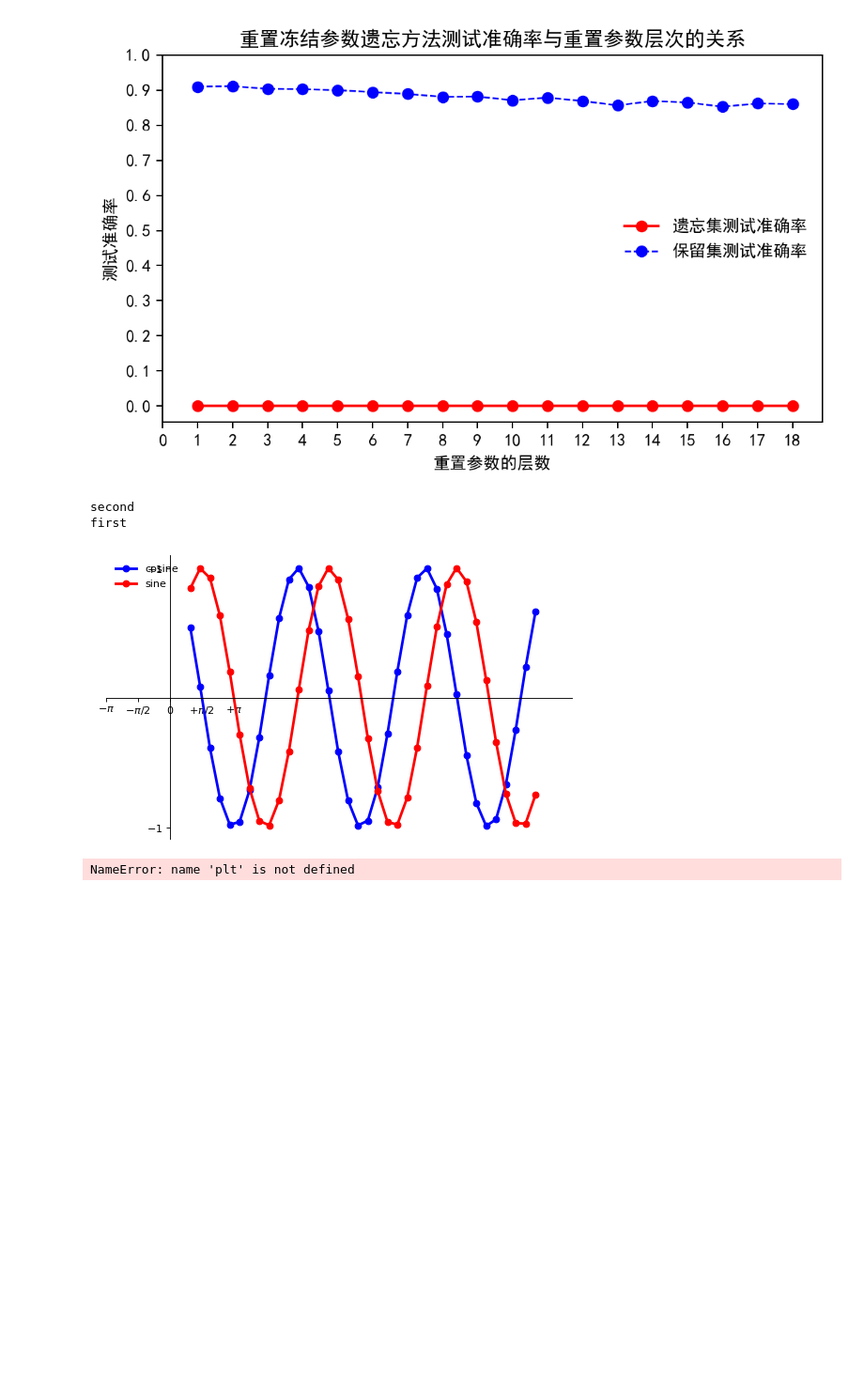
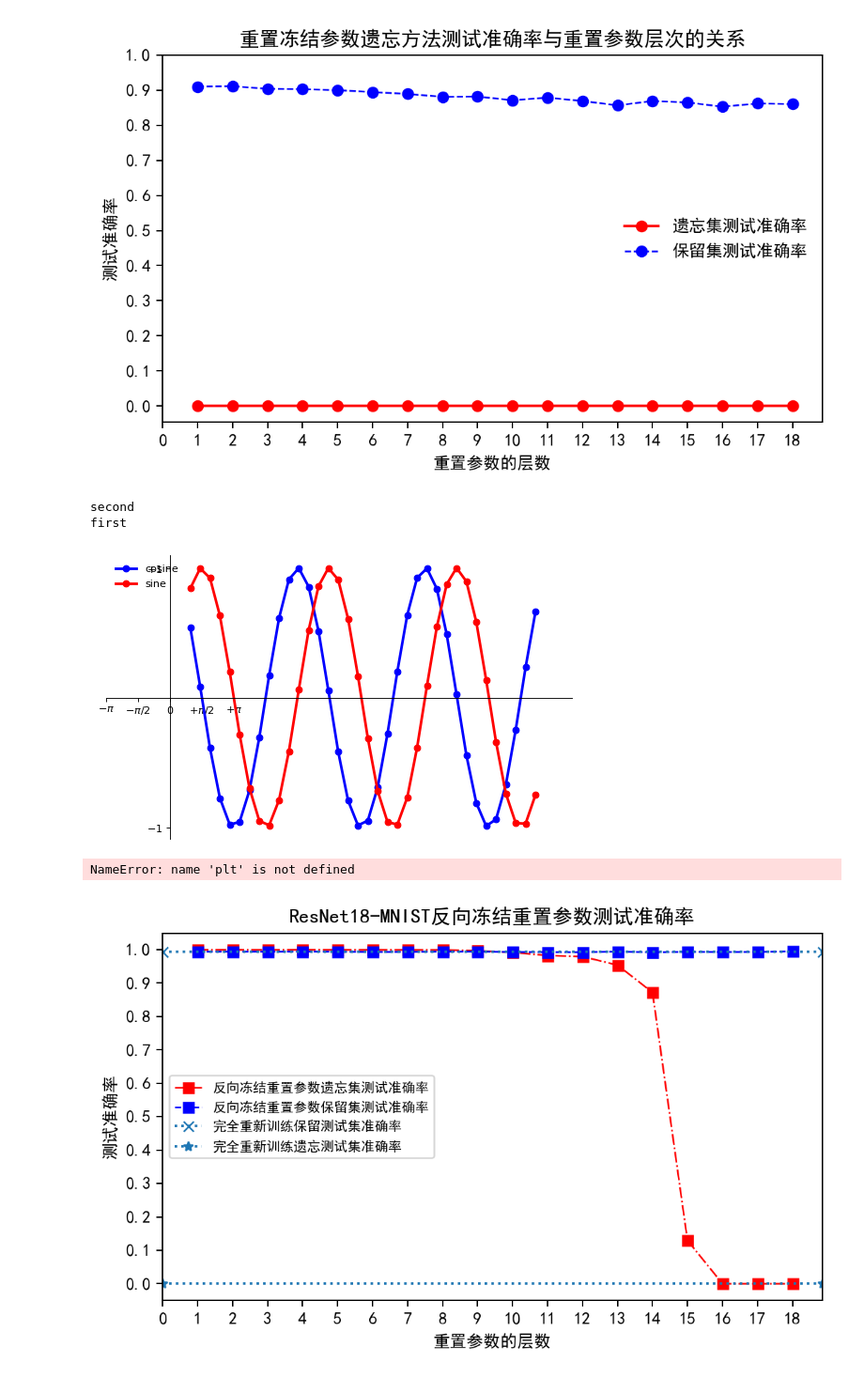
Before and after one commit to pan402945786/graduate_expriment, a Jupyter notebook: resnet18_cifar10/plot_pic.ipynb, the cells around one changed output. Shown: that part at 94% size. Cells and saved outputs as stored; diff of their text form; code cells hidden in the pictures; blank space fills up the shorter version.

```diff
--- a/resnet18_cifar10/plot_pic.ipynb
+++ b/resnet18_cifar10/plot_pic.ipynb
@@ -1210,3 +1222,79 @@ plt.yticks(np.linspace(0,35,36,endpoint=True), fontsize=16)
 plt.legend(fontsize=12)
 plt.savefig("./figures/chapter4_vgg_time_1.png",dpi=272)
 plt.show()
+# %%
+import numpy as np
+import matplotlib.pyplot as plt
+# plt.figure(figsize=(8,5), dpi=80)
+plt.figure(figsize=(7,4), dpi=180)
+ax = plt.subplot(111)
+ax.xaxis.set_ticks_position('bottom')
+ax.yaxis.set_ticks_position('left')
+ax.set_xlabel('重置参数的层数')  # Add an x-label to the axes.
+ax.set_ylabel('测试准确率')  # Add a y-label to the axes.
+ax.set_title("ResNet18-MNIST反向冻结重置参数测试准确率")  # Add a title to the axes.
+plt.rcParams['font.family']=['SimHei']#关键是这句
+# plt.rcParams['font.family']=['Arial Unicode MS']
+X = np.linspace(1, 18, 18, endpoint=True)
+# reset_freeze_retain_acc = [
+#     90.963,91.075,90.338,90.225,89.950,89.400,
+#     88.875,88.050,88.125,87.088,87.813,86.875,
+#     85.625,86.863,86.463,85.238,86.163,85.988,
+# ]
+# reset_freeze_forget_acc = [
+#     0,0,0,0,0,0,
+#     0,0,0,0,0,0,
+#     0,0,0,0,0,0,
+# ]
+# reverse_reset_freeze_forget_acc = [
+#     90.600,90.450,87.850,83.550,76.100,78.550,
+#     60.800,50.900,49.850,44.350,7.700,1.250,
+#     0.150,0.100,0.000,0.000,0.000,0.000,
+# ]
+# reverse_reset_freeze_retain_acc = [
+#     87.738,87.688,89.413,90.275,89.825,89.225,
+#     89.563,89.438,88.075,86.913,85.513,85.925,
+#     83.625,77.088,79.775,79.638,82.425,82.963,
+# ]
+
+mnist_reverse_reset_freeze_forget_acc = [
+    99.936,99.950,99.929,99.957,99.936,99.936,
+    99.922,99.914,99.715,99.180,98.266,97.945,
+    95.391,87.201,12.949,0,0,0
+]
+mnist_reverse_reset_freeze_retain_acc = [
+    99.402,99.452,99.415,99.465,99.415,99.315,
+    99.340,99.452,99.452,99.315,99.265,99.241,
+    99.452,99.203,99.365,99.303,99.328,99.539
+]
+retrain_retain_acc = 0.99337
+retrain_forget_acc = 0.
+C = np.array(mnist_reverse_reset_freeze_forget_acc)
+C = np.divide(C, np.array(100.))
+S = np.array(mnist_reverse_reset_freeze_retain_acc)
+S = np.divide(S, np.array(100.))
+# CN = np.array(reverse_reset_freeze_forget_acc)
+# CN = np.divide(CN, np.array(100.))
+# SN = np.array(reverse_reset_freeze_retain_acc)
+# SN = np.divide(SN, np.array(100.))
+
+# plt.plot(X, C, color="blue", linewidth=2.5, linestyle="--", label="遗忘集测试准确率")
+# plt.plot(X, S, color="red", linewidth=2.5, linestyle="-", label="保留集测试准确率")
+
+# plt.plot(X, C, marker='o', linewidth=1, linestyle="solid", label="正向冻结重置参数遗忘集测试准确率")
+# plt.plot(X, S, marker='o', linewidth=1, linestyle="dashed", label="正向冻结重置参数保留集测试准确率")
+plt.plot(X, C, marker='s', linewidth=1, linestyle="dashdot",color='r', label="反向冻结重置参数遗忘集测试准确率")
+plt.plot(X, S, marker='', linewidth=1, linestyle="dashed", color='b', label="反向冻结重置参数保留集测试准确率")
+plt.axhline(y=retrain_retain_acc, marker='x',linestyle='dotted', label='完全重新训练保留测试集准确率')
+plt.axhline(y=retrain_forget_acc, marker='*',linestyle='dotted', label='完全重新训练遗忘测试集准确率')
+# plt.xlim(X.min()-5, X.max()+5)
+plt.xticks(np.linspace(0,18,19,endpoint=True))
+#
+# plt.ylim(C.min()-1,C.max()+1)
+plt.yticks(np.linspace(0,1,11,endpoint=True))
+
+plt.legend(loc='center left',fontsize=8, frameon=True)
+plt.savefig("./figures/chapter4_mnist_reverse.png",dpi=272)
+plt.show()
+# %% [output]
+[figure, added]
```
Also changed, not shown: parts of 3 cells of this notebook, 2 other files.
